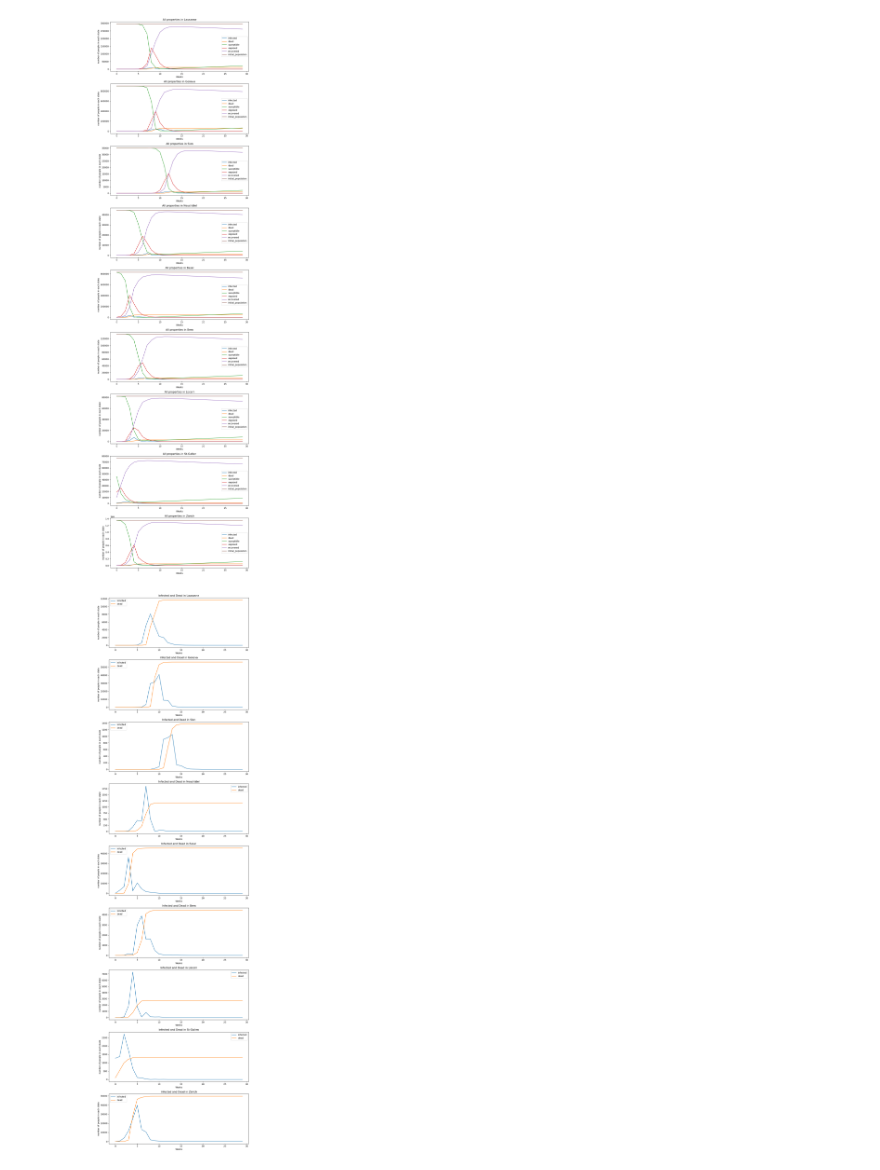
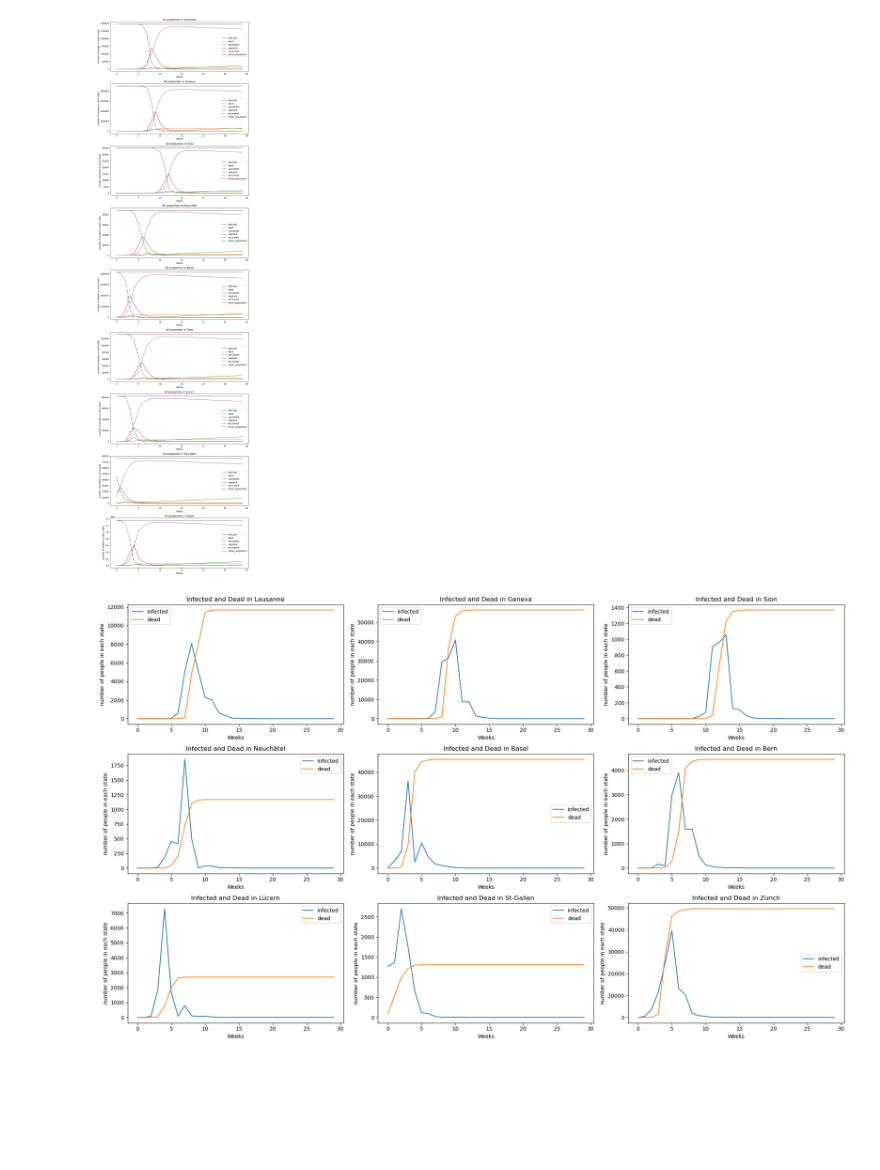
Before and after one commit to mohahf19/ANNRL-2023, a Jupyter notebook: notebooks/q1.ipynb, the cells around one changed output. Cells and saved outputs as stored; diff of their text form; code cells hidden in the pictures; blank space fills up the shorter version.

```diff
--- a/notebooks/q1.ipynb
+++ b/notebooks/q1.ipynb
@@ -100,17 +100,19 @@ fig.tight_layout()
 # %% [output]
 [figure]
 # %%
-fig, ax = plt.subplots(len(cities),1,figsize=(10,4*len(cities)))
+fig, ax = plt.subplots(3, 3,figsize=(20,12))
+
+ax = ax.flatten()
 
 for index, (city, city_total) in enumerate(cities.items()):
 
     total_tmp = {'infected':city_total['infected'], 'dead':city_total['dead']}
     [ax[index].plot(y) for y in total_tmp.values()]
     ax[index].legend(total_tmp.keys())
     ax[index].set_title(f"Infected and Dead in {city}")
     ax[index].set_ylabel('number of people in each state')
     ax[index].set_xlabel('Weeks')
 
 fig.tight_layout()
 # %% [output]
-[figure, old version]
+[figure, new version]
```
Also changed, not shown: 3 other files.
